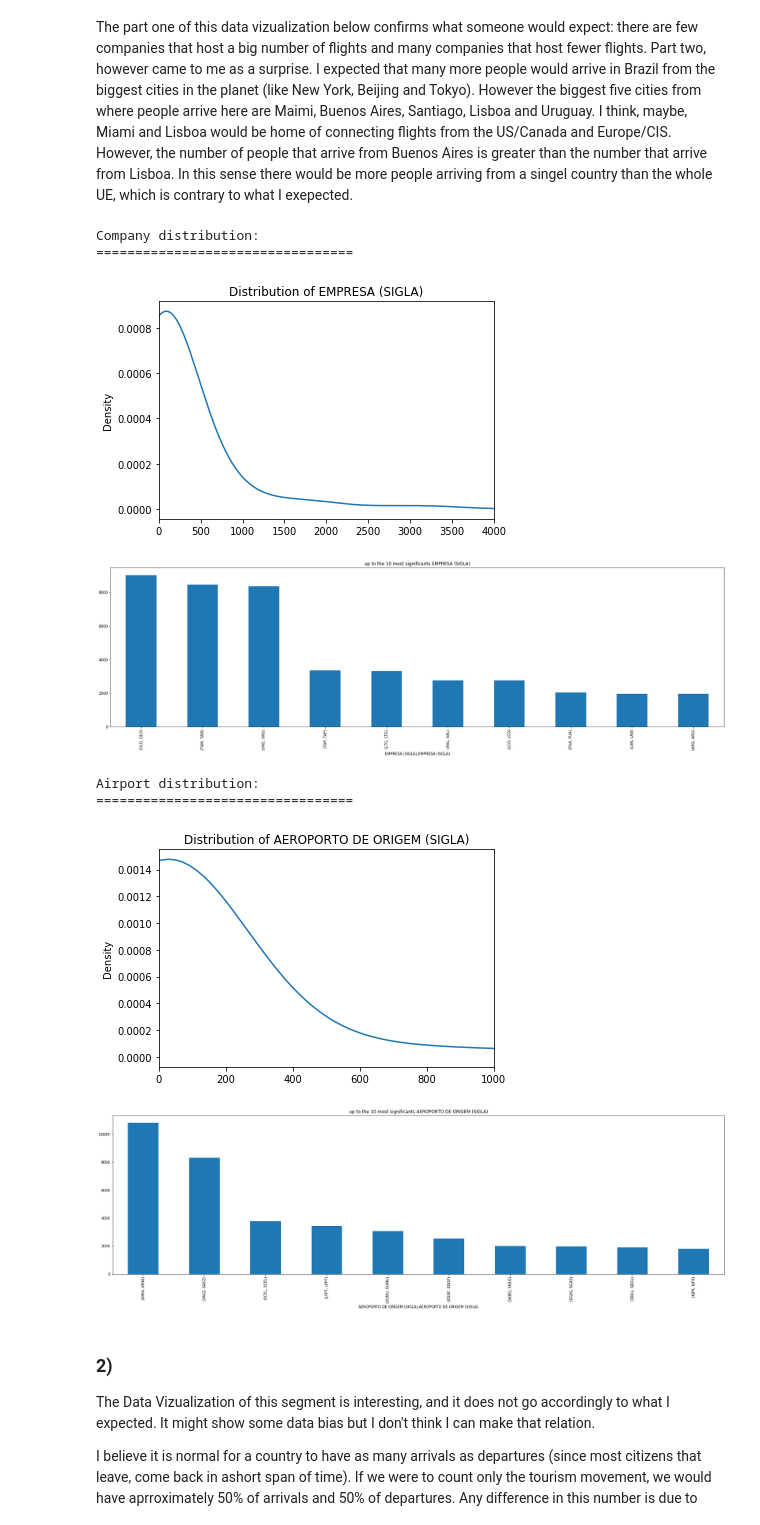
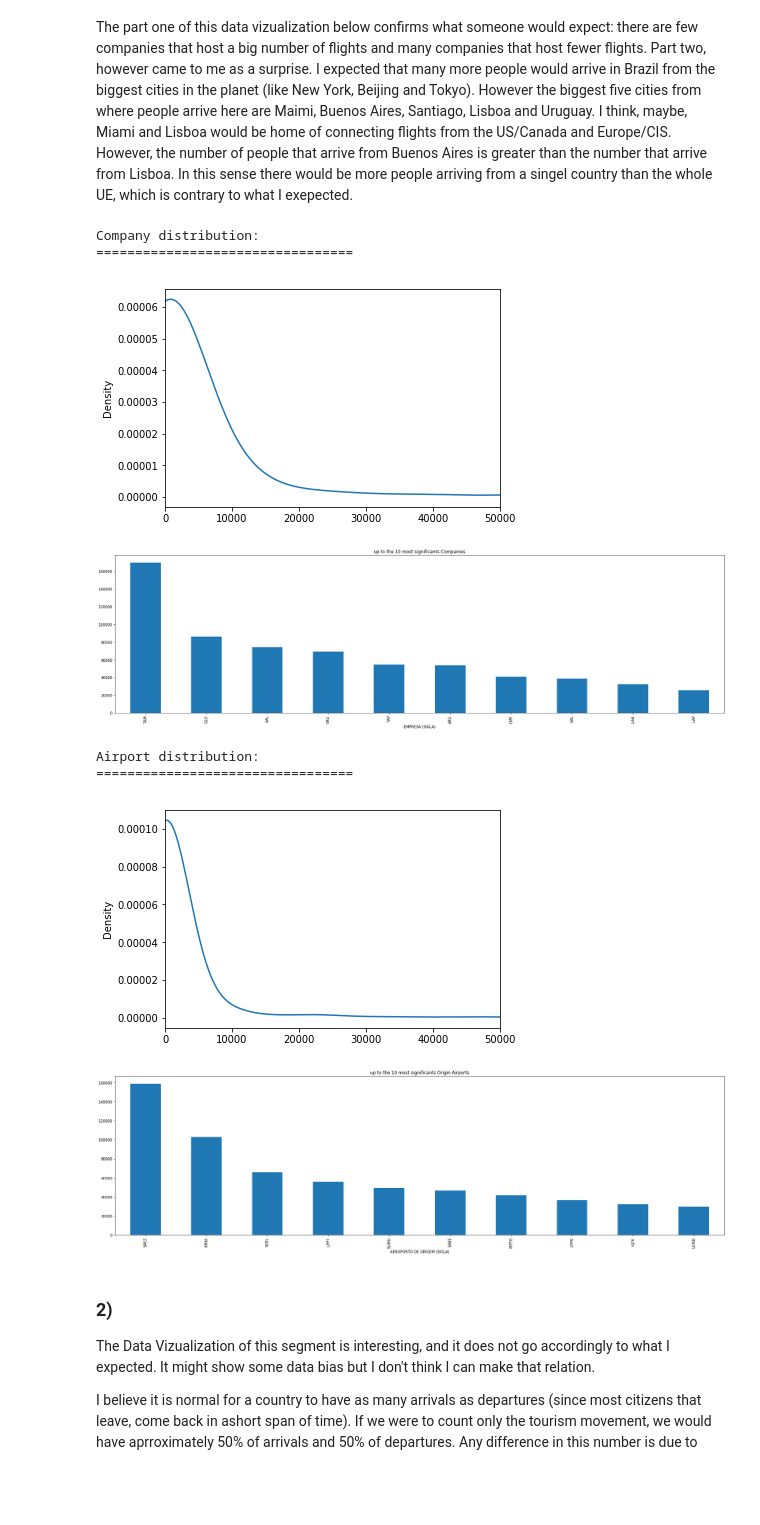
Before and after one commit to MLaurentys/EighthSemester, a Jupyter notebook: MAC0459/Final/FinalExam.ipynb, the cells around one changed output. Cells and saved outputs as stored; diff of their text form; code cells hidden in the pictures; blank space fills up the shorter version.

```diff
--- a/MAC0459/Final/FinalExam.ipynb
+++ b/MAC0459/Final/FinalExam.ipynb
@@ -23,15 +24,31 @@ from math import isnan
 # %%
-def dist_plot(df, col_name, xlim=(0, 4000)):
+def dist_plot(xlim, vals, name):
+    ax = vals.plot.kde()
+    ax.set_xlim(xlim)
+    plt.show()
+
+def bar_plot(vals, aname):
+    name = "up to the 10 most significants " + aname
+    svals = vals.sort_values(ascending=False).head(10).plot(kind='bar',
+                                    figsize=(30,8),
+                                    title=name)
+    plt.show()
+
+def dist_plot_column(df, col_name, xlim=(0, 4000)):
     name = "Distribution of " + col_name
     ax = df[col_name].value_counts().plot.kde(title=name)
     ax.set_xlim(xlim)
-def bar_plot(df, col_name):
+def bar_plot_column(df, col_name):
     name = "up to the 10 most significants " + col_name
     ax = df[col_name].value_counts().sort_values(ascending=False).head(10).plot(kind='bar',
                                     figsize=(30,8),
                                     title=name)
 # %%
 data_raw = pd.read_csv("dados_estatisticos_utf.csv", sep=";", decimal=",")
+# %%
+P_P = "PASSAGEIROS PAGOS"
+P_G = "PASSAGEIROS GRÁTIS"
+D = "DECOLAGENS"
 # %% [markdown]
 ### 1)
 
@@ -40,27 +57,28 @@ Part two, however came to me as a surprise. I expected that many more people wou
 # %%
 q1_data = data_raw.loc[(data_raw["NATUREZA"] == "Internacional") &
                        (data_raw["AEROPORTO DE DESTINO (PAÍS)"] == "BRASIL")]
 q1_by_company = q1_data.groupby("EMPRESA (SIGLA)")
 q1_by_airport = q1_data.groupby("AEROPORTO DE ORIGEM (SIGLA)")
 print("Company distribution:\n=================================")
-dist_plot(q1_by_company, "EMPRESA (SIGLA)")
-plt.show()
-bar_plot(q1_by_company, "EMPRESA (SIGLA)")
-plt.show()
+departures= q1_by_company[D].sum()
+dist_plot([0, 50000], departures, "Numbers of Flights")
+bar_plot(departures, "Companies")
 print("Airport distribution:\n=================================")
-dist_plot(q1_by_airport, "AEROPORTO DE ORIGEM (SIGLA)", xlim=(0, 1000))
-plt.show()
-bar_plot(q1_by_airport, "AEROPORTO DE ORIGEM (SIGLA)")
-plt.show()
+departures= q1_by_airport[D].sum()
+dist_plot([0, 50000], departures, "Numbers of Flights")
+bar_plot(departures, "Origin Airports")
+# dist_plot(q1_by_airport, "AEROPORTO DE ORIGEM (SIGLA)", xlim=(0, 1000))
+# plt.show()
+# bar_plot(q1_by_airport, "AEROPORTO DE ORIGEM (SIGLA)")
 # %% [output]
 Company distribution:
 =================================
-[figure, old version]
+[figure, new version]
-[figure, old version]
+[figure, new version]
 Airport distribution:
 =================================
-[figure, old version]
+[figure, new version]
-[figure, old version]
+[figure, new version]
 # %% [markdown]
 ### 2)
 
```
Also changed, not shown: parts of 4 cells of this notebook.
